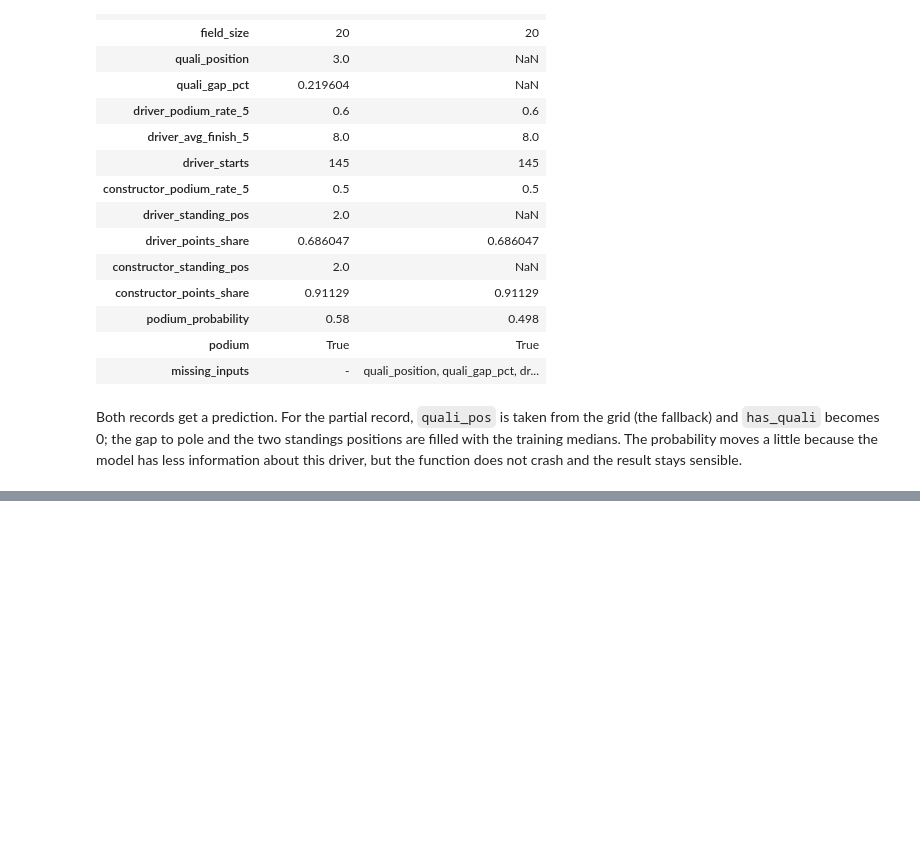
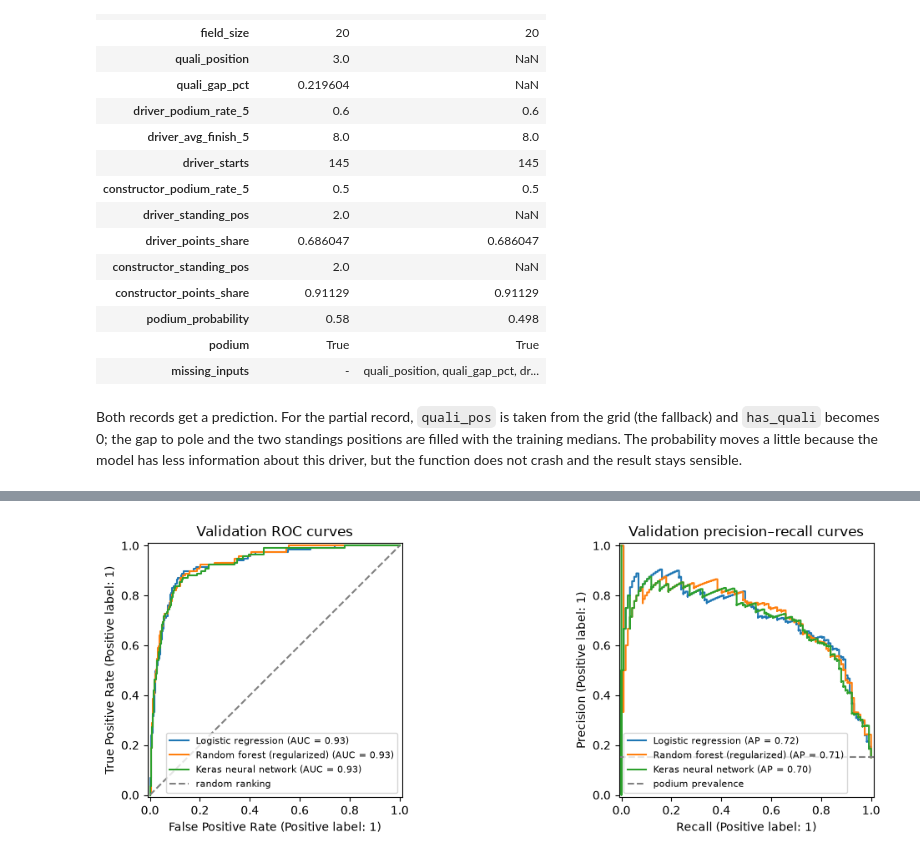
Before and after one commit to mahmoud-hatem-zaky/team47-acl-prodium-prediction, a Jupyter notebook: notebooks/f1-podium-prediction-milestone-1-team-47-notebook.ipynb, the cells around one changed output, grey strips where cells are left out. Drawn from its saved outputs; the diff is of its cells as text; code cells hidden in the pictures; blank space fills up the shorter version.

```diff
--- a/notebooks/f1-podium-prediction-milestone-1-team-47-notebook.ipynb
+++ b/notebooks/f1-podium-prediction-milestone-1-team-47-notebook.ipynb
@@ -1209,0 +1565,17 @@ and the result stays sensible.
+# %%
+m4_curves_figure, m4_curve_axes = plt.subplots(1, 2, figsize=(12, 4))
+for name in m4_candidate_names:
+    probability = m4_probabilities[name]['validation']
+    RocCurveDisplay.from_predictions(VA[TARGET], probability, name=name, ax=m4_curve_axes[0])
+    PrecisionRecallDisplay.from_predictions(VA[TARGET], probability, name=name, ax=m4_curve_axes[1])
+m4_curve_axes[0].plot([0, 1], [0, 1], color='grey', linestyle='--', label='random ranking')
+m4_curve_axes[1].axhline(VA[TARGET].mean(), color='grey', linestyle='--', label='podium prevalence')
+m4_curve_axes[0].set_title('Validation ROC curves')
+m4_curve_axes[1].set_title('Validation precision–recall curves')
+for ax in m4_curve_axes:
+    ax.legend(fontsize=8)
+m4_curves_figure.tight_layout()
+save_member4_figure(m4_curves_figure, 'validation_curves')
+plt.show()
+# %% [output]
+[figure, added]
```
Also changed, not shown: parts of 25 cells of this notebook, 2 other files.
